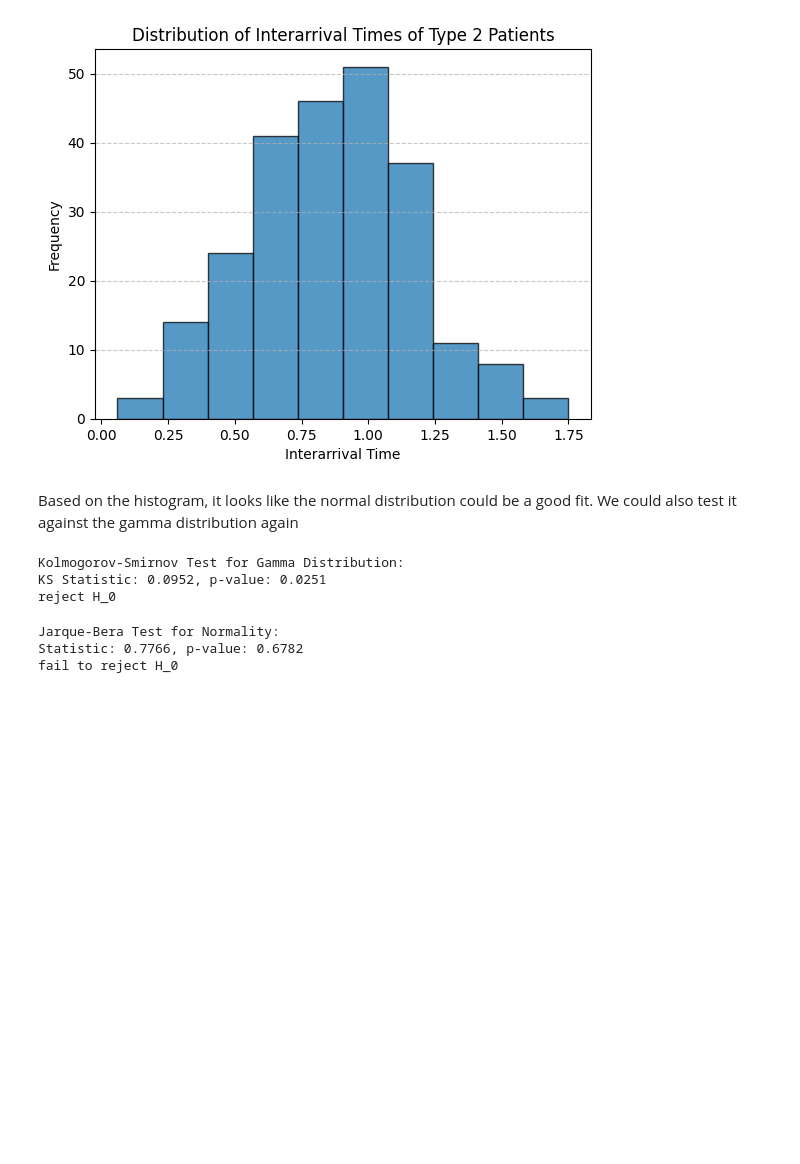
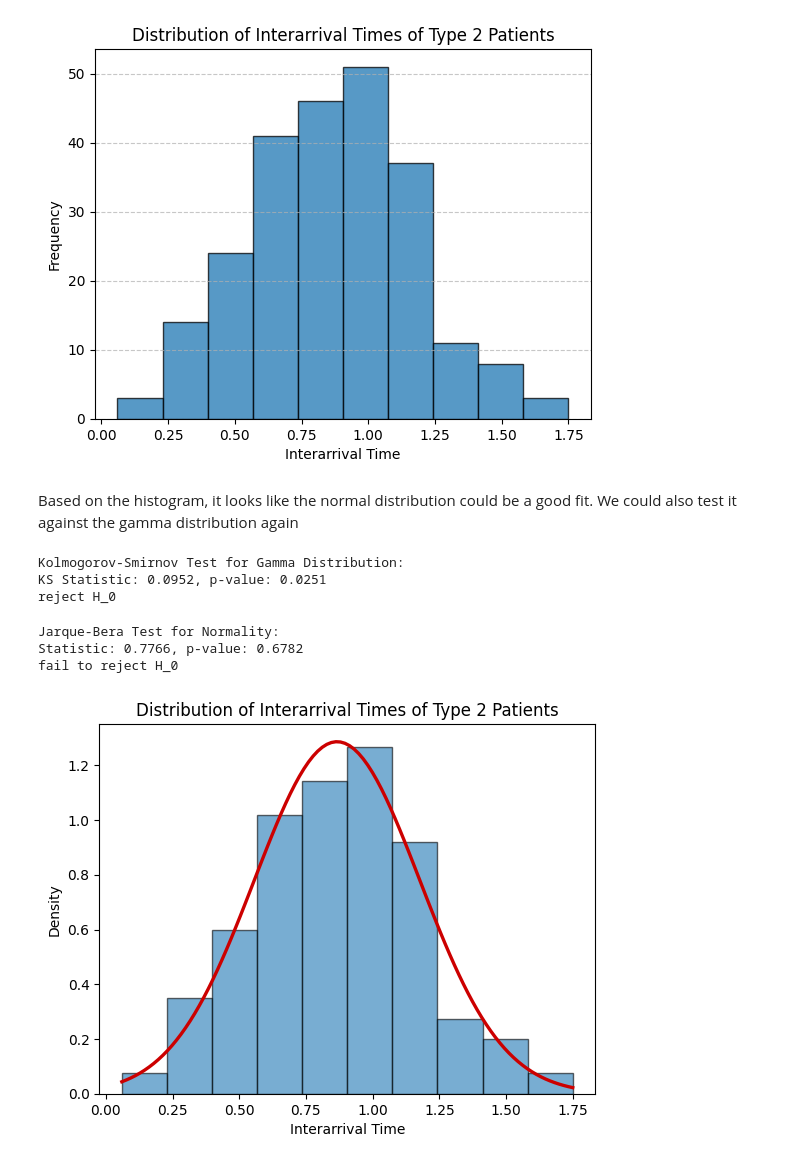
Before and after one commit to ashademeij/MRI-Facilities-Scheduling, a Jupyter notebook: DataAnalysis.ipynb, the cells around one changed output. Saved outputs shown, nothing was run; the diff lists cells and outputs as text; code cells hidden in the pictures; blank space fills up the shorter version.

Commit message:
updated plots

```diff
--- a/DataAnalysis.ipynb
+++ b/DataAnalysis.ipynb
@@ -329,13 +326,15 @@ Jarque-Bera Test for Normality:
 Statistic: 0.7766, p-value: 0.6782
 fail to reject H_0
 # %%
-plt.hist(interArrivals2, bins=20, density=True, alpha=0.6, edgecolor="black")
-plt.title("MRI Scan Duration of Type 1 Patients")
-plt.xlabel("MRI Scan Duration")
+plt.hist(interArrivals2, bins=10, density=True, alpha=0.6, edgecolor="black")
+plt.title("Distribution of Interarrival Times of Type 2 Patients")
+plt.xlabel("Interarrival Time")
 plt.ylabel("Density")
 
 x_axis = np.linspace(interArrivals2.min(), interArrivals2.max(), 100)
 mean = interArrivals2.mean()
 std_dev = interArrivals2.std()
 plt.plot(x_axis, norm.pdf(x_axis, mean, std_dev), color="#CC0000", linewidth=2.4)
 plt.show()
+# %% [output]
+[figure, added]
```
Also changed, not shown: parts of 5 cells of this notebook.
